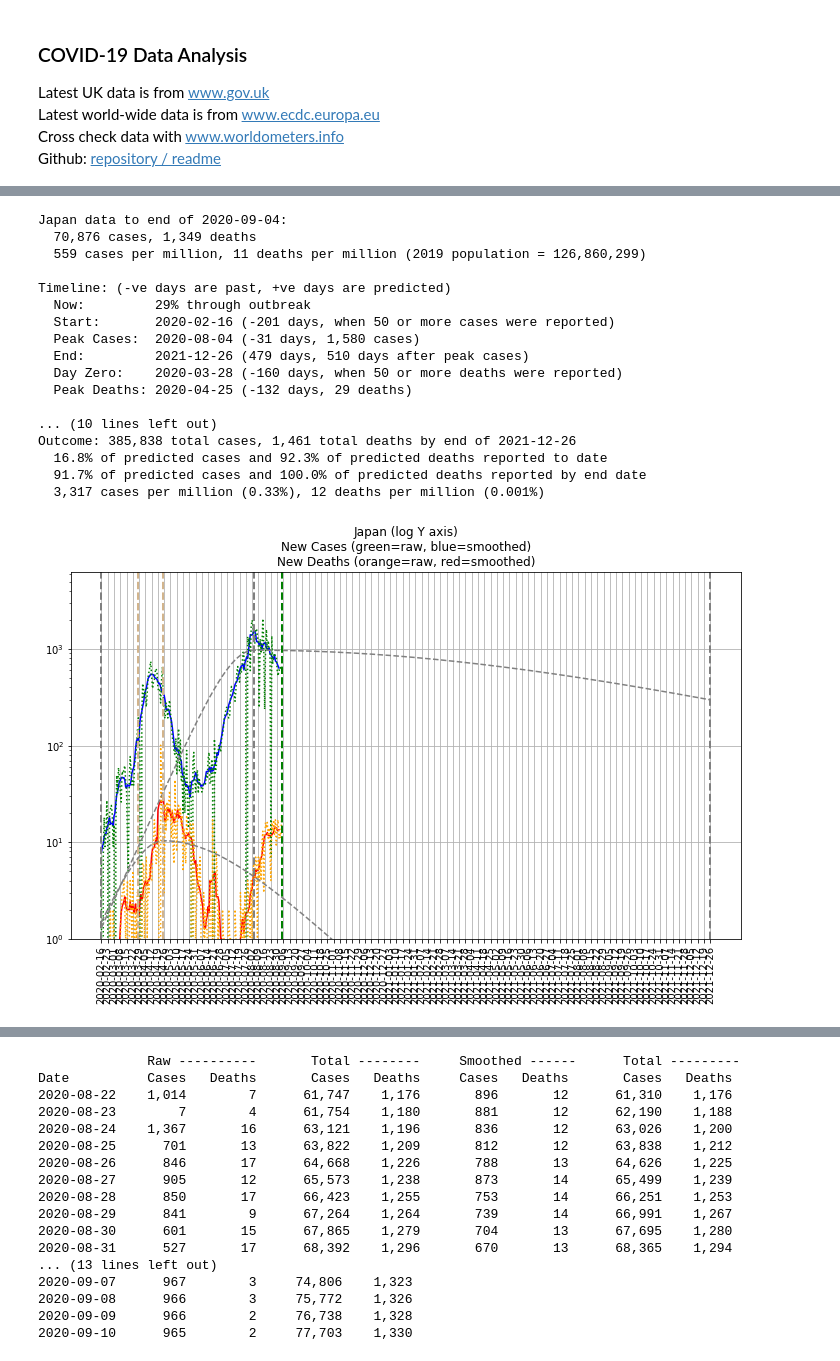
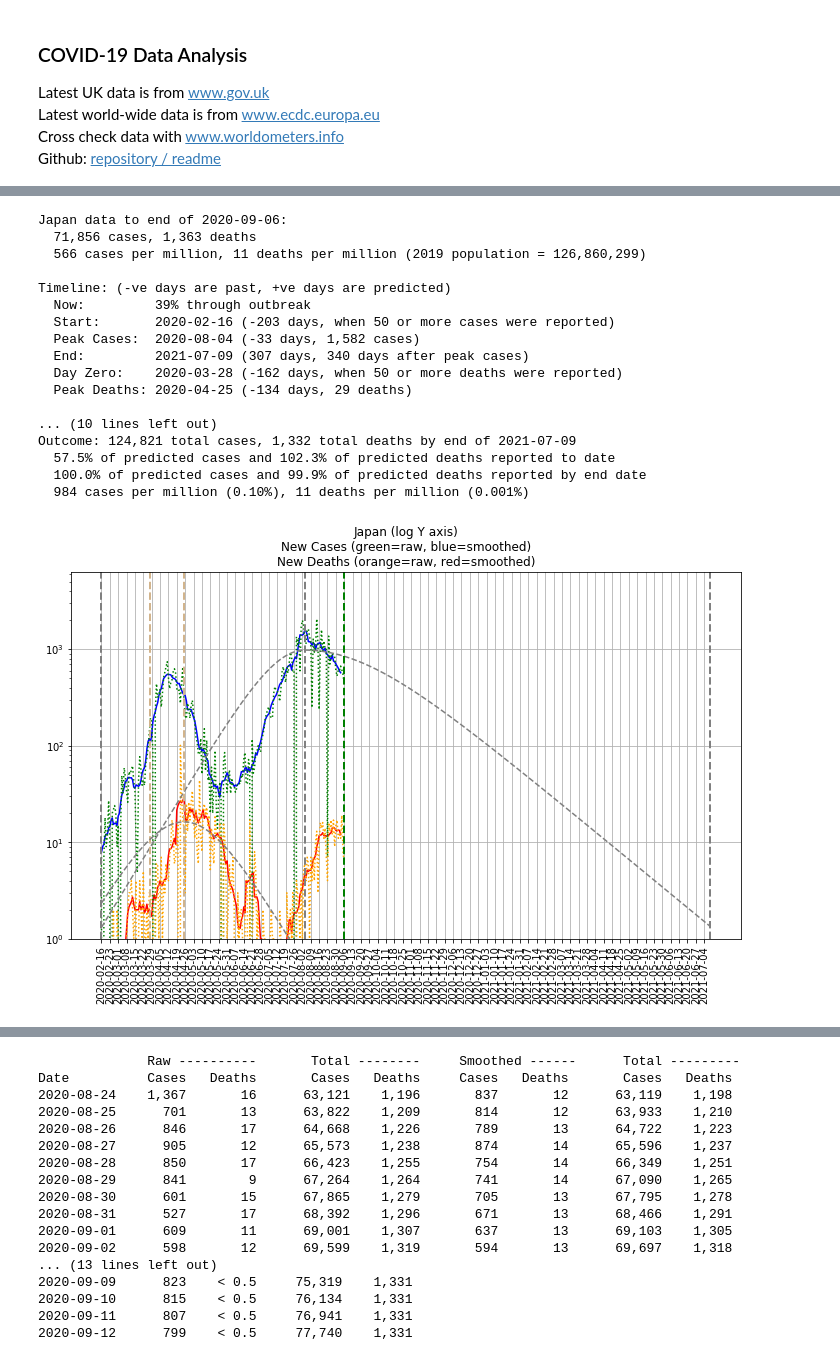
Before and after one commit to TonyM1958/covid19, a Jupyter notebook: world.ipynb, the cells around one changed output, grey strips where cells are left out. Saved outputs shown, nothing was run; the diff lists cells and outputs as text; code cells hidden in the pictures.

```diff
--- a/world.ipynb
+++ b/world.ipynb
@@ -90,21 +90,21 @@ Date          Cases   Deaths       Cases   Deaths     Cases   Deaths       Cases
 # %%
-covid.Region(geoId='JP', dilation=2.4, d_cases=10).analyse()
+covid.Region(geoId='JP', dilation=1, d_cases=2).analyse()
 # %% [output]
-Japan data to end of 2020-09-04:
-  70,876 cases, 1,349 deaths
-  559 cases per million, 11 deaths per million (2019 population = 126,860,299)
+Japan data to end of 2020-09-06:
+  71,856 cases, 1,363 deaths
+  566 cases per million, 11 deaths per million (2019 population = 126,860,299)
 
 Timeline: (-ve days are past, +ve days are predicted)
-  Now:         29% through outbreak
-  Start:       2020-02-16 (-201 days, when 50 or more cases were reported)
-  Peak Cases:  2020-08-04 (-31 days, 1,580 cases)
-  End:         2021-12-26 (479 days, 510 days after peak cases)
-  Day Zero:    2020-03-28 (-160 days, when 50 or more deaths were reported)
-  Peak Deaths: 2020-04-25 (-132 days, 29 deaths)
+  Now:         39% through outbreak
+  Start:       2020-02-16 (-203 days, when 50 or more cases were reported)
+  Peak Cases:  2020-08-04 (-33 days, 1,582 cases)
+  End:         2021-07-09 (307 days, 340 days after peak cases)
+  Day Zero:    2020-03-28 (-162 days, when 50 or more deaths were reported)
+  Peak Deaths: 2020-04-25 (-134 days, 29 deaths)
 
 ... (10 lines left out)
-Outcome: 385,838 total cases, 1,461 total deaths by end of 2021-12-26
-  16.8% of predicted cases and 92.3% of predicted deaths reported to date
-  91.7% of predicted cases and 100.0% of predicted deaths reported by end date
-  3,317 cases per million (0.33%), 12 deaths per million (0.001%)
+Outcome: 124,821 total cases, 1,332 total deaths by end of 2021-07-09
+  57.5% of predicted cases and 102.3% of predicted deaths reported to date
+  100.0% of predicted cases and 99.9% of predicted deaths reported by end date
+  984 cases per million (0.10%), 11 deaths per million (0.001%)
-[figure, old version]
+[figure, new version]
@@ -112,20 +112,20 @@ Outcome: 385,838 total cases, 1,461 total deaths by end of 2021-12-26
               Raw ----------       Total --------     Smoothed ------      Total ---------
 Date          Cases   Deaths       Cases   Deaths     Cases   Deaths       Cases   Deaths
-2020-08-22    1,014        7      61,747    1,176       896       12      61,310    1,176
-2020-08-23        7        4      61,754    1,180       881       12      62,190    1,188
-2020-08-24    1,367       16      63,121    1,196       836       12      63,026    1,200
-2020-08-25      701       13      63,822    1,209       812       12      63,838    1,212
-2020-08-26      846       17      64,668    1,226       788       13      64,626    1,225
-2020-08-27      905       12      65,573    1,238       873       14      65,499    1,239
-2020-08-28      850       17      66,423    1,255       753       14      66,251    1,253
-2020-08-29      841        9      67,264    1,264       739       14      66,991    1,267
-2020-08-30      601       15      67,865    1,279       704       13      67,695    1,280
-2020-08-31      527       17      68,392    1,296       670       13      68,365    1,294
+2020-08-24    1,367       16      63,121    1,196       837       12      63,119    1,198
+2020-08-25      701       13      63,822    1,209       814       12      63,933    1,210
+2020-08-26      846       17      64,668    1,226       789       13      64,722    1,223
+2020-08-27      905       12      65,573    1,238       874       14      65,596    1,237
+2020-08-28      850       17      66,423    1,255       754       14      66,349    1,251
+2020-08-29      841        9      67,264    1,264       741       14      67,090    1,265
+2020-08-30      601       15      67,865    1,279       705       13      67,795    1,278
+2020-08-31      527       17      68,392    1,296       671       13      68,466    1,291
+2020-09-01      609       11      69,001    1,307       637       13      69,103    1,305
+2020-09-02      598       12      69,599    1,319       594       13      69,697    1,318
 ... (13 lines left out)
-2020-09-07      967        3     74,806    1,323
-2020-09-08      966        3     75,772    1,326
-2020-09-09      966        2     76,738    1,328
-2020-09-10      965        2     77,703    1,330
+2020-09-09      823    < 0.5     75,319    1,331
+2020-09-10      815    < 0.5     76,134    1,331
+2020-09-11      807    < 0.5     76,941    1,331
+2020-09-12      799    < 0.5     77,740    1,331
 # %%
 covid.Region(geoId='SG', d_cases=4).analyse()
 # %% [output]
```
Also changed, not shown: parts of 13 cells of this notebook, 2 other files.
